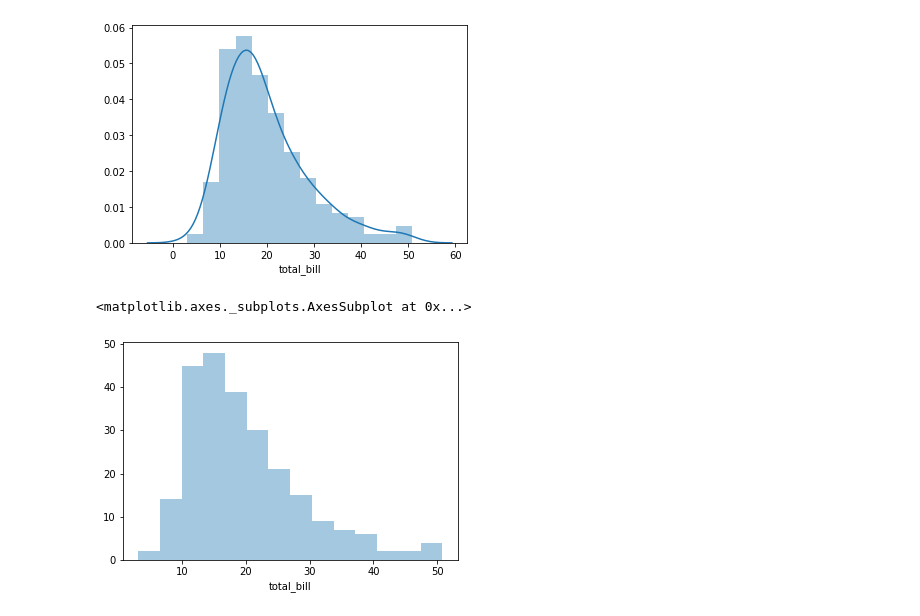
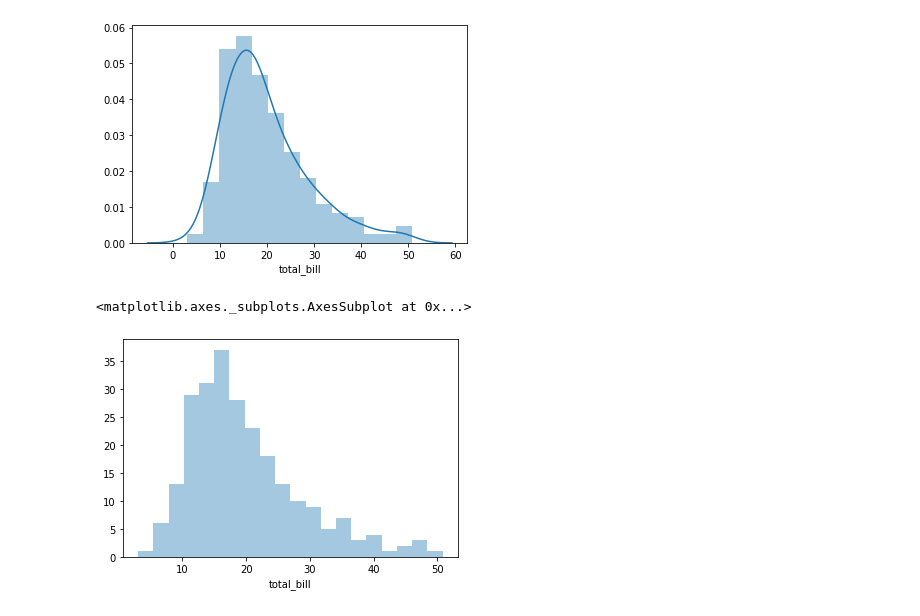
Before and after one commit to arnelimperial/data-analysis, a Jupyter notebook: seaborn/distribution plots.ipynb, the cells around one changed output. Drawn from its saved outputs; the diff is of its cells as text; code cells hidden in the pictures.

```diff
--- a/seaborn/distribution plots.ipynb
+++ b/seaborn/distribution plots.ipynb
@@ -24,7 +27,7 @@ sns.distplot(tips['total_bill'])
 [figure]
 # %%
 #distplot w/o kde
-sns.distplot(tips['total_bill'], kde=False)
+sns.distplot(tips['total_bill'], kde=False,bins=20)
 # %% [output]
 <matplotlib.axes._subplots.AxesSubplot at 0x...>
-[figure, old version]
+[figure, new version]
```
Also changed, not shown: parts of 10 cells of this notebook, 7 other files.
